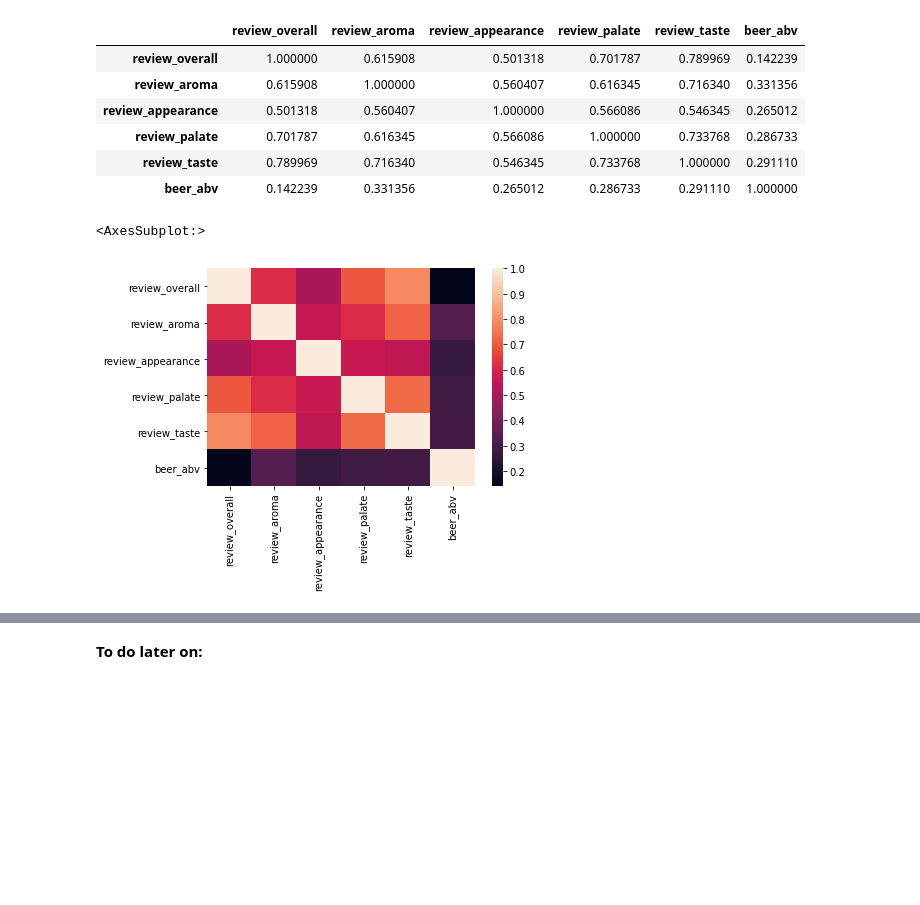
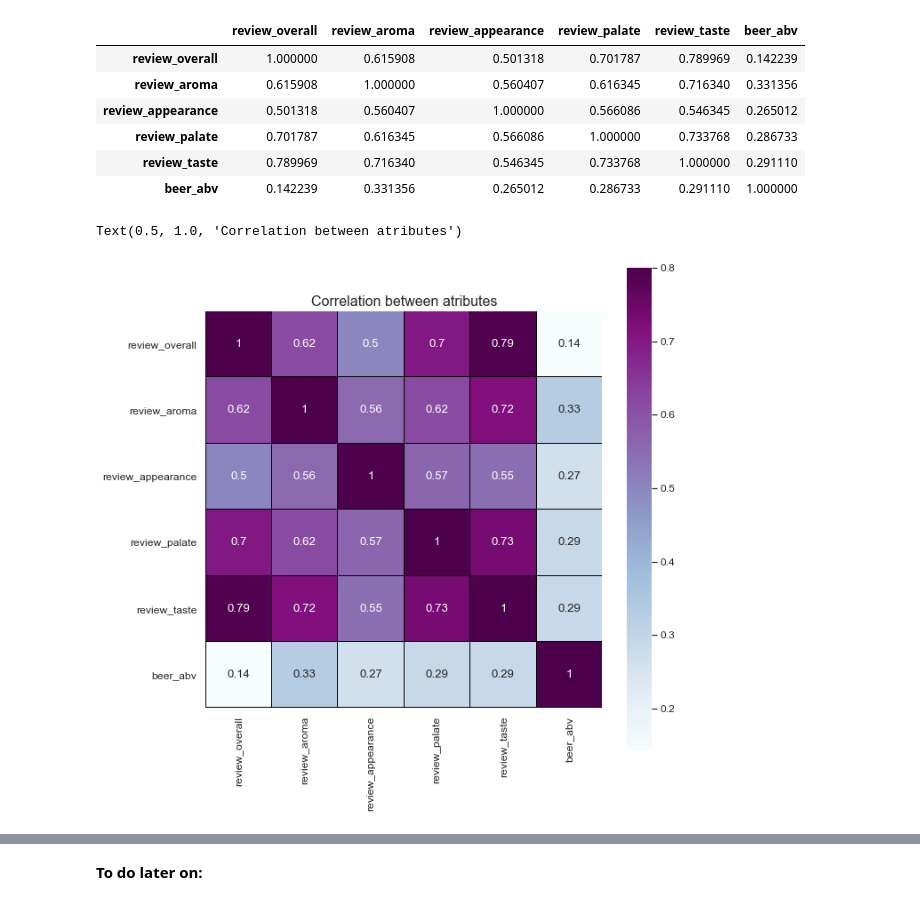
Before and after one commit to Dorota-Toskania/BeerAdvocate, a Jupyter notebook: Beeradvocate_final.ipynb, the cells around one changed output, grey strips where cells are left out. Cells and saved outputs as stored; diff of their text form; code cells hidden in the pictures; blank space fills up the shorter version.

```diff
--- a/Beeradvocate_final.ipynb
+++ b/Beeradvocate_final.ipynb
@@ -613,10 +615,13 @@ corr
 | review_palate | 0.701787 | 0.616345 | 0.566086 | 1.000000 | 0.733768 | 0.286733 |
 | review_taste | 0.789969 | 0.716340 | 0.546345 | 0.733768 | 1.000000 | 0.291110 |
 | beer_abv | 0.142239 | 0.331356 | 0.265012 | 0.286733 | 0.291110 | 1.000000 |
-# %%
-sns.heatmap(corr,
-         xticklabels=corr.columns,
-         yticklabels=corr.columns)
-# %% [output]
-<AxesSubplot:>
-[figure, removed]
+# %%
+sns.set(font_scale=1.1)
+plt.figure(figsize=(10, 10))
+
+sns.heatmap(corr, vmax=.8, linewidths=0.01,
+            square=True, annot=True, cmap="BuPu", linecolor="black")
+plt.title('Correlation between atributes', fontsize=16)
+# %% [output]
+Text(0.5, 1.0, 'Correlation between atributes')
+[figure, added]
```
Also changed, not shown: parts of 18 cells of this notebook.
